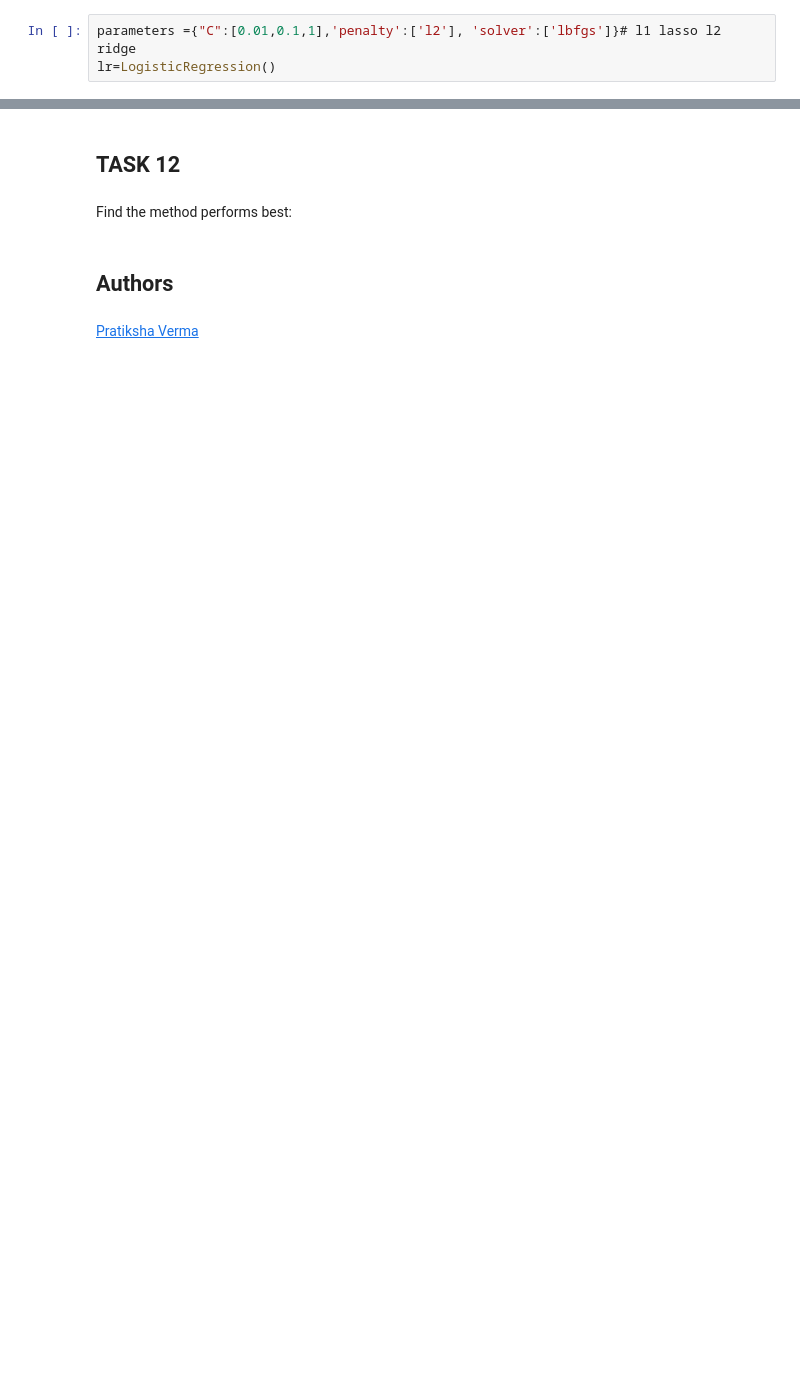
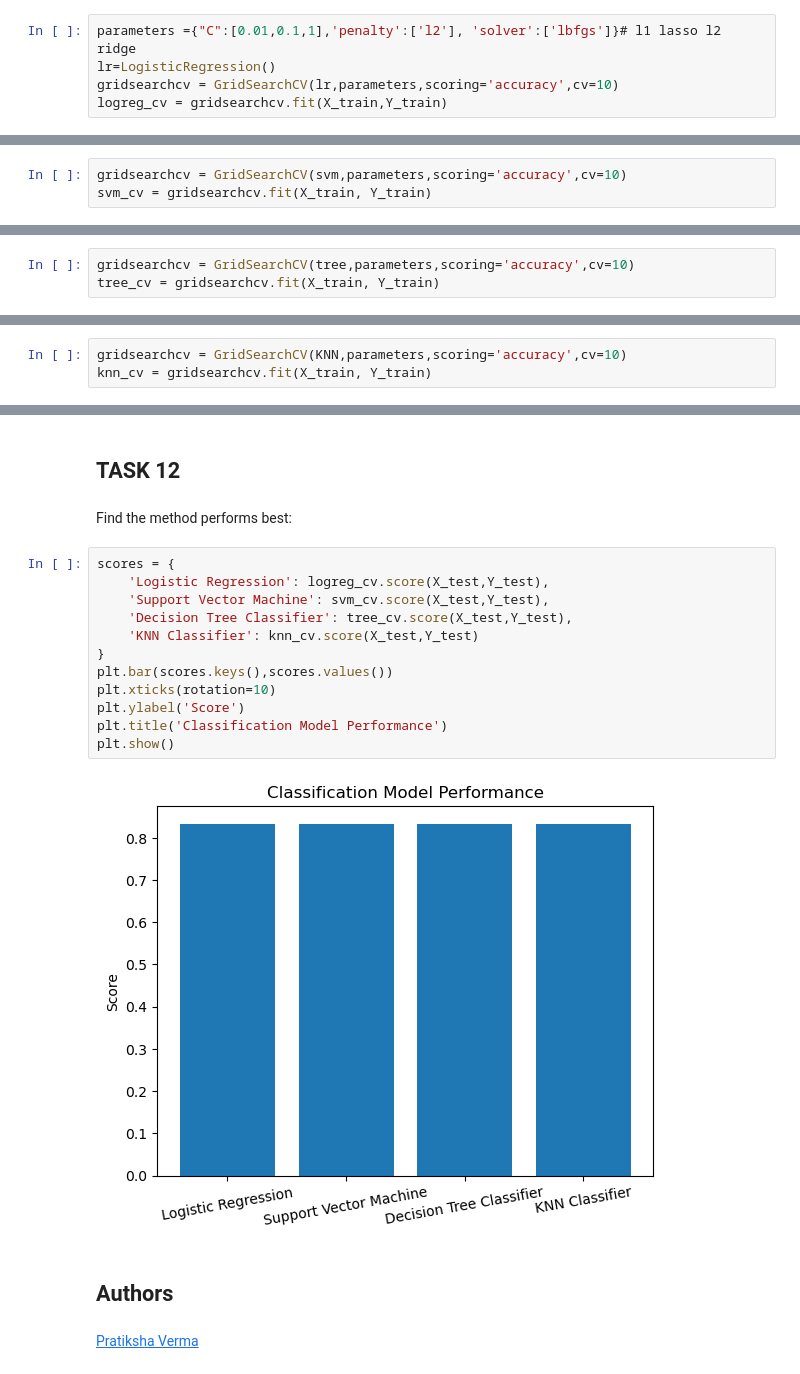
Before and after one commit to ingedalvarez/Applied-Data-Science-Capstone-IBM, a Jupyter notebook: SpaceX_Machine Learning Prediction_Part_5.ipynb, the cells around one changed output, grey strips where cells are left out. Cells and saved outputs as stored; diff of their text form; blank space fills up the shorter version.

```diff
--- a/SpaceX_Machine Learning Prediction_Part_5.ipynb
+++ b/SpaceX_Machine Learning Prediction_Part_5.ipynb
@@ -157,6 +183,8 @@ parameters ={'C':[0.01,0.1,1],
 # %%
 parameters ={"C":[0.01,0.1,1],'penalty':['l2'], 'solver':['lbfgs']}# l1 lasso l2 ridge
 lr=LogisticRegression()
+gridsearchcv = GridSearchCV(lr,parameters,scoring='accuracy',cv=10)
+logreg_cv = gridsearchcv.fit(X_train,Y_train)
 # %% [markdown]
 We output the <code>GridSearchCV</code> object for logistic regression. We display the best parameters using the data attribute <code>best_params\_</code> and the accuracy on the validation data using the data attribute <code>best_score\_</code>.
 # %%
@@ -182,6 +220,9 @@ parameters = {'kernel':('linear', 'rbf','poly','rbf', 'sigmoid'),
               'C': np.logspace(-3, 3, 5),
               'gamma':np.logspace(-3, 3, 5)}
 svm = SVC()
+# %%
+gridsearchcv = GridSearchCV(svm,parameters,scoring='accuracy',cv=10)
+svm_cv = gridsearchcv.fit(X_train, Y_train)
 # %%
 print("tuned hpyerparameters :(best parameters) ",svm_cv.best_params_)
 print("accuracy :",svm_cv.best_score_)
@@ -207,3 +258,6 @@ parameters = {'criterion': ['gini', 'entropy'],
      'min_samples_split': [2, 5, 10]}
 
 tree = DecisionTreeClassifier()
+# %%
+gridsearchcv = GridSearchCV(tree,parameters,scoring='accuracy',cv=10)
+tree_cv = gridsearchcv.fit(X_train, Y_train)
@@ -229,6 +319,9 @@ parameters = {'n_neighbors': [1, 2, 3, 4, 5, 6, 7, 8, 9, 10],
               'p': [1,2]}
 
 KNN = KNeighborsClassifier()
+# %%
+gridsearchcv = GridSearchCV(KNN,parameters,scoring='accuracy',cv=10)
+knn_cv = gridsearchcv.fit(X_train, Y_train)
 # %%
 print("tuned hpyerparameters :(best parameters) ",knn_cv.best_params_)
 print("accuracy :",knn_cv.best_score_)
@@ -245,6 +348,20 @@ plot_confusion_matrix(Y_test,yhat)
 ## TASK  12
 # %% [markdown]
 Find the method performs best:
+# %%
+scores = {
+    'Logistic Regression': logreg_cv.score(X_test,Y_test),
+    'Support Vector Machine': svm_cv.score(X_test,Y_test),
+    'Decision Tree Classifier': tree_cv.score(X_test,Y_test),
+    'KNN Classifier': knn_cv.score(X_test,Y_test)
+}
+plt.bar(scores.keys(),scores.values())
+plt.xticks(rotation=10)
+plt.ylabel('Score')
+plt.title('Classification Model Performance')
+plt.show()
+# %% [output]
+[figure, added]
 # %% [markdown]
 ## Authors
 # %% [markdown]
```
Also changed, not shown: parts of 24 cells of this notebook.
